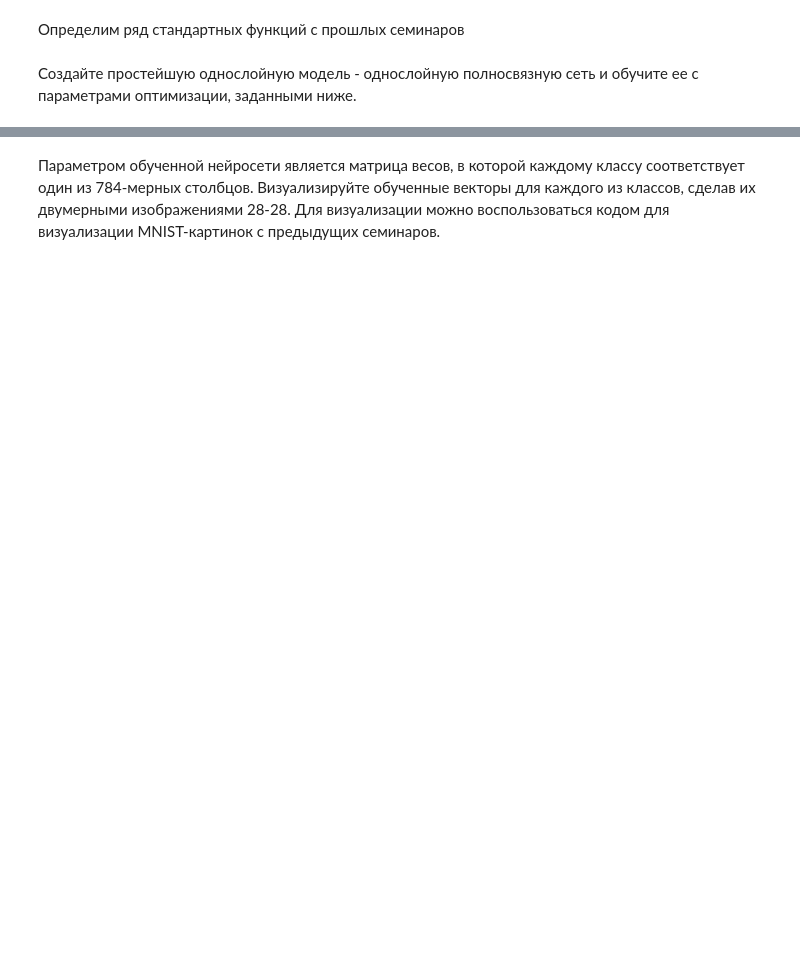
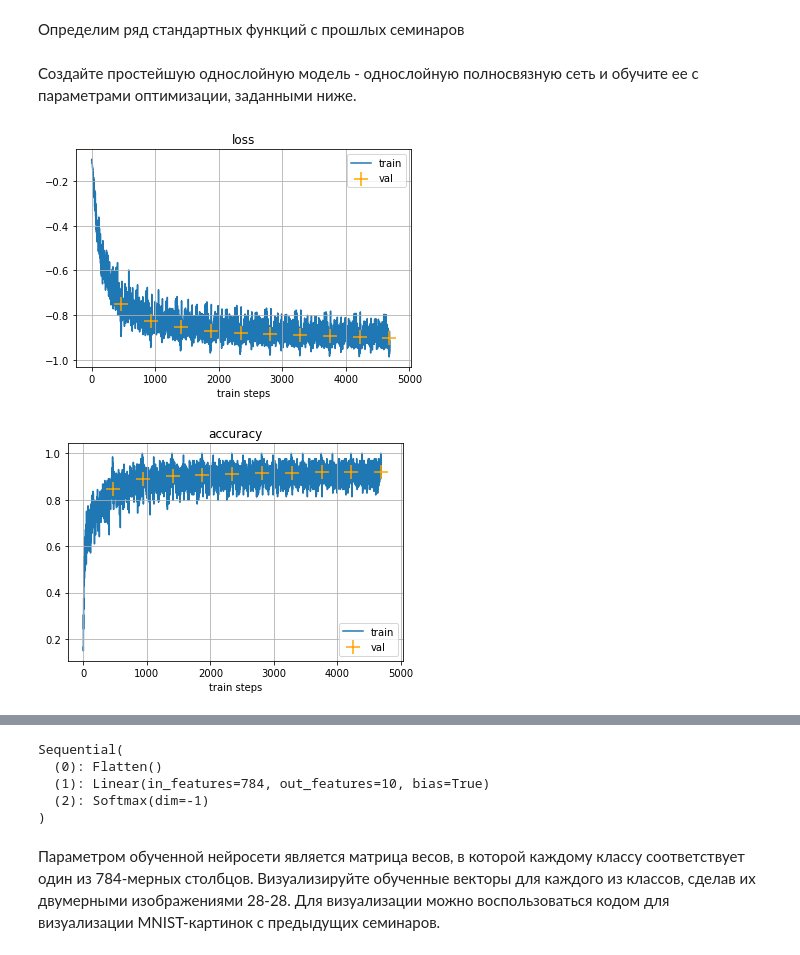
Before and after one commit to Mikhail-off/DL-2019, a Jupyter notebook: Seminars/04/DL19-fall-seminar4.ipynb, the cells around one changed output, grey strips where cells are left out. Cells and saved outputs as stored; diff of their text form; code cells hidden in the pictures; blank space fills up the shorter version.

```diff
--- a/Seminars/04/DL19-fall-seminar4.ipynb
+++ b/Seminars/04/DL19-fall-seminar4.ipynb
@@ -45,16 +56,16 @@ test_loader = torch.utils.data.DataLoader(dataset=test_dataset,
 # %% [markdown]
 Определим ряд стандартных функций с прошлых семинаров
 # %%
-def train_epoch(model, optimizer, batchsize=32):
+def train_epoch(model, optimizer, batchsize=32, cuda=True):
     loss_log, acc_log = [], []
     model.train()
     for batch_num, (x_batch, y_batch) in enumerate(train_loader):
-        data = x_batch
-        target = y_batch
+        data = x_batch.cuda() if cuda else x_batch
+        target = y_batch.cuda() if cuda else y_batch
 
         optimizer.zero_grad()
         output = model(data)
-        pred = torch.max(output, 1)[1]
+        pred = torch.max(output, 1)[1].cpu()
         acc = torch.eq(pred, y_batch).float().mean()
         acc_log.append(acc)
 
@@ -65,17 +76,17 @@ def train_epoch(model, optimizer, batchsize=32):
         loss_log.append(loss)
     return loss_log, acc_log
 
-def test(model):
+def test(model, cuda=True):
     loss_log, acc_log = [], []
     model.eval()
     for batch_num, (x_batch, y_batch) in enumerate(test_loader):
-        data = x_batch
-        target = y_batch
+        data = x_batch.cuda() if cuda else x_batch
+        target = y_batch.cuda() if cuda else y_batch
 
         output = model(data)
         loss = F.nll_loss(output, target).cpu()
 
-        pred = torch.max(output, 1)[1]
+        pred = torch.max(output, 1)[1].cpu()
         acc = torch.eq(pred, y_batch).float().mean()
         acc_log.append(acc)
 
@@ -98,16 +109,16 @@ def plot_history(train_history, val_history, title='loss'):
 
     plt.show()
 
-def train(model, opt, n_epochs):
+def train(model, opt, n_epochs, cuda=True):
     train_log, train_acc_log = [], []
     val_log, val_acc_log = [], []
 
 
     for epoch in range(n_epochs):
         print("Epoch {0} of {1}".format(epoch, n_epochs))
-        train_loss, train_acc = train_epoch(model, opt, batchsize=batch_size)
+        train_loss, train_acc = train_epoch(model, opt, batchsize=batch_size, cuda=cuda)
 
-        val_loss, val_acc = test(model)
+        val_loss, val_acc = test(model, cuda=cuda)
 
         train_log.extend(train_loss)
         train_acc_log.extend(train_acc)
@@ -129,8 +140,15 @@ class Flatten(nn.Module):
         return x.view(x.size()[0], -1)
 
 model = nn.Sequential(
-    #<your code>
+    Flatten(),
+    nn.Linear(input_size, num_classes),
+    nn.Softmax(dim=-1)
     )
 # %%
 opt = torch.optim.Adam(model.parameters(), lr=0.0005)
+model.cuda()
 train(model, opt, 10)
+model.cpu()
+# %% [output]
+[figure, added]
+[figure, added]
@@ -137,3 +156,8 @@ train(model, opt, 10)
+Sequential(
+  (0): Flatten()
+  (1): Linear(in_features=784, out_features=10, bias=True)
+  (2): Softmax(dim=-1)
+)
 # %% [markdown]
 Параметром обученной нейросети является матрица весов, в которой каждому классу соответствует один из 784-мерных столбцов. Визуализируйте обученные векторы для каждого из классов, сделав их двумерными изображениями 28-28. Для визуализации можно воспользоваться кодом для визуализации MNIST-картинок с предыдущих семинаров.
 # %%
```
Also changed, not shown: parts of 12 cells of this notebook.
